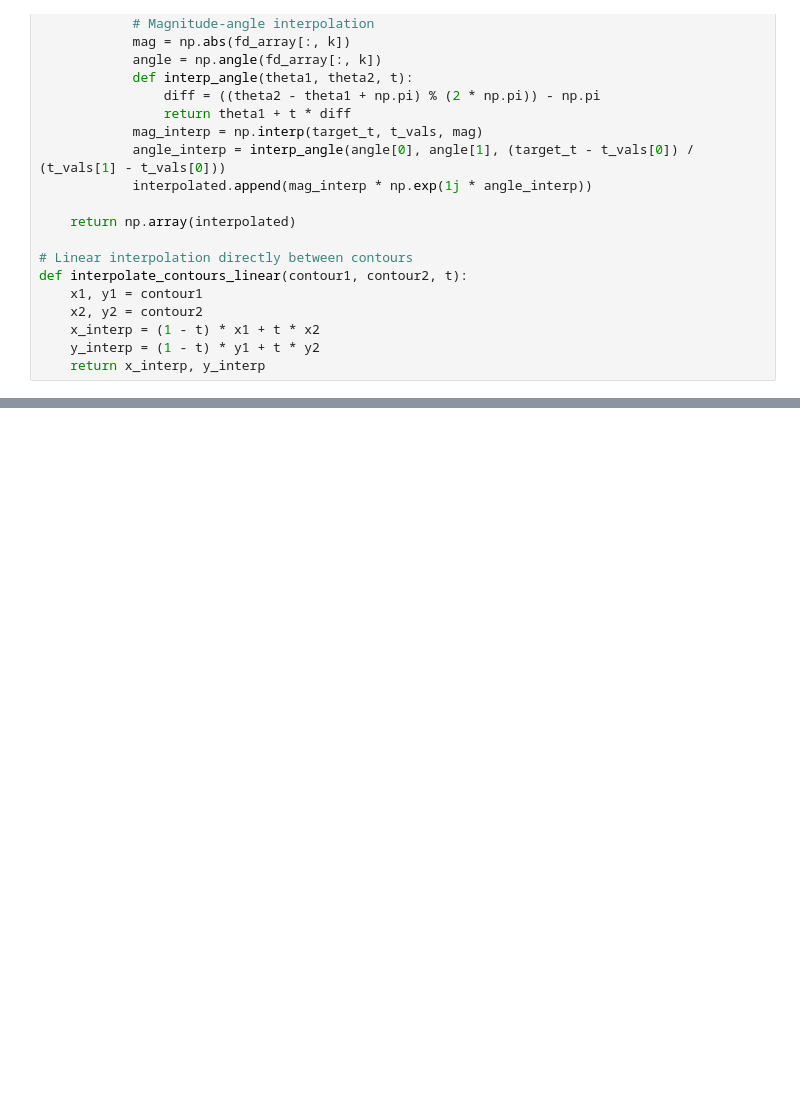
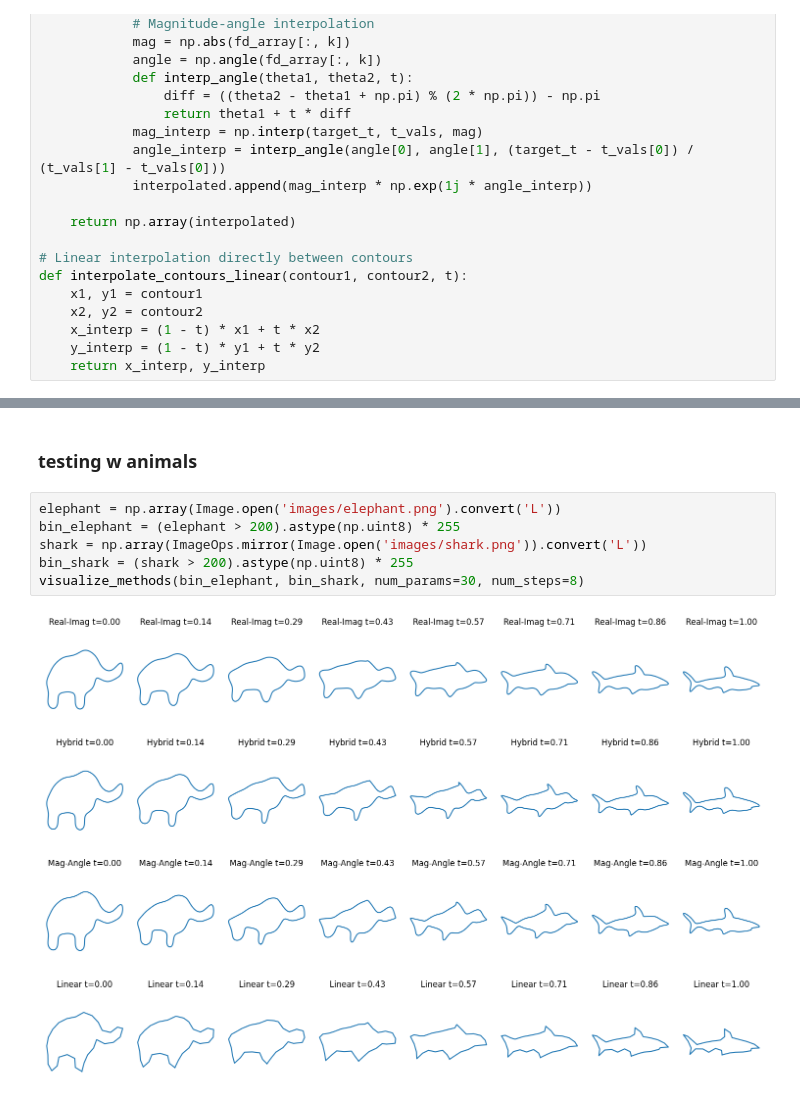
Before and after one commit to aprinawang/fourier-morph, a Jupyter notebook: morph_clean.ipynb, the cells around one changed output, grey strips where cells are left out. Saved outputs shown, nothing was run; the diff lists cells and outputs as text; blank space fills up the shorter version.

Commit message:
morph animals

```diff
--- a/morph_clean.ipynb
+++ b/morph_clean.ipynb
@@ -203,0 +225,10 @@ visualize_methods(polygon1, polygon2, num_params=50, num_steps=5)
+# %% [markdown]
+### testing w animals
+# %%
+elephant = np.array(Image.open('images/elephant.png').convert('L'))
+bin_elephant = (elephant > 200).astype(np.uint8) * 255
+shark = np.array(ImageOps.mirror(Image.open('images/shark.png')).convert('L'))
+bin_shark = (shark > 200).astype(np.uint8) * 255
+visualize_methods(bin_elephant, bin_shark, num_params=30, num_steps=8)
+# %% [output]
+[figure, added]
```
Also changed, not shown: parts of 5 cells of this notebook, 2 other files.
